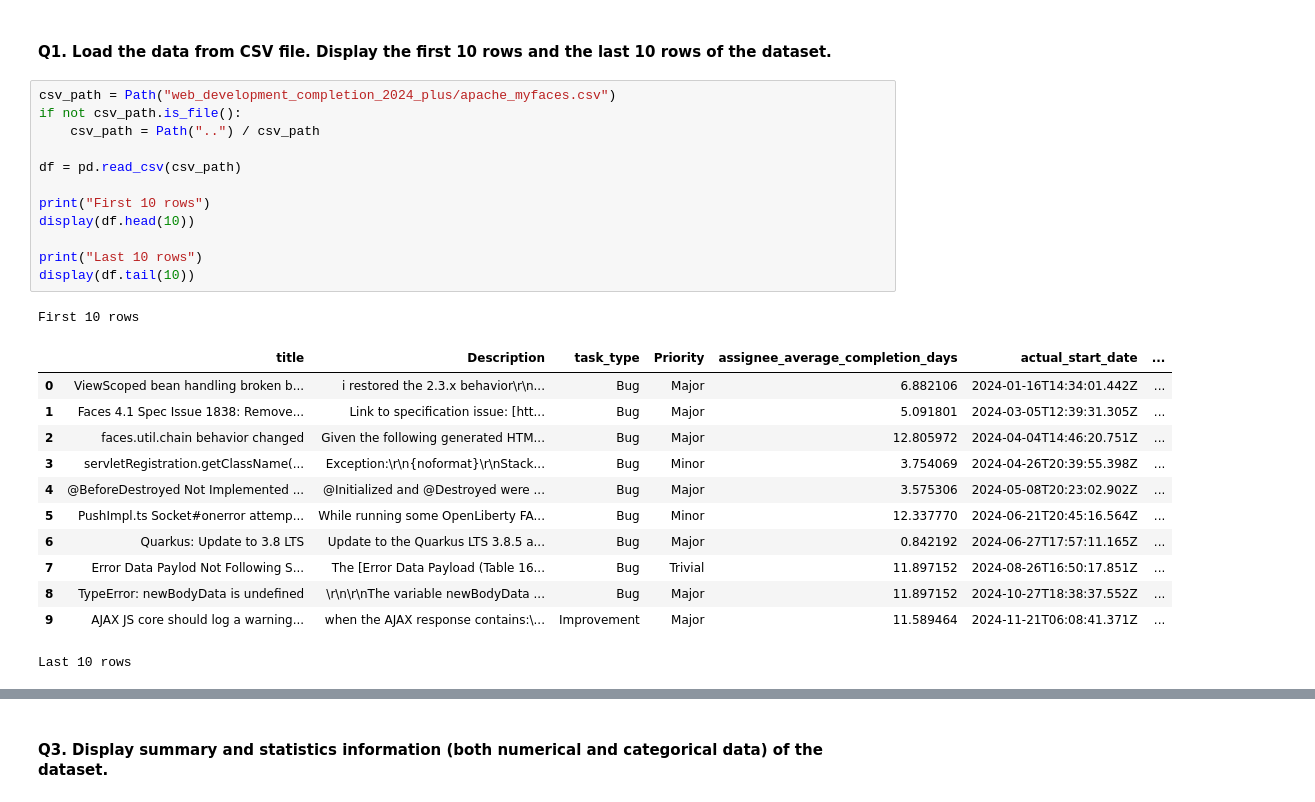
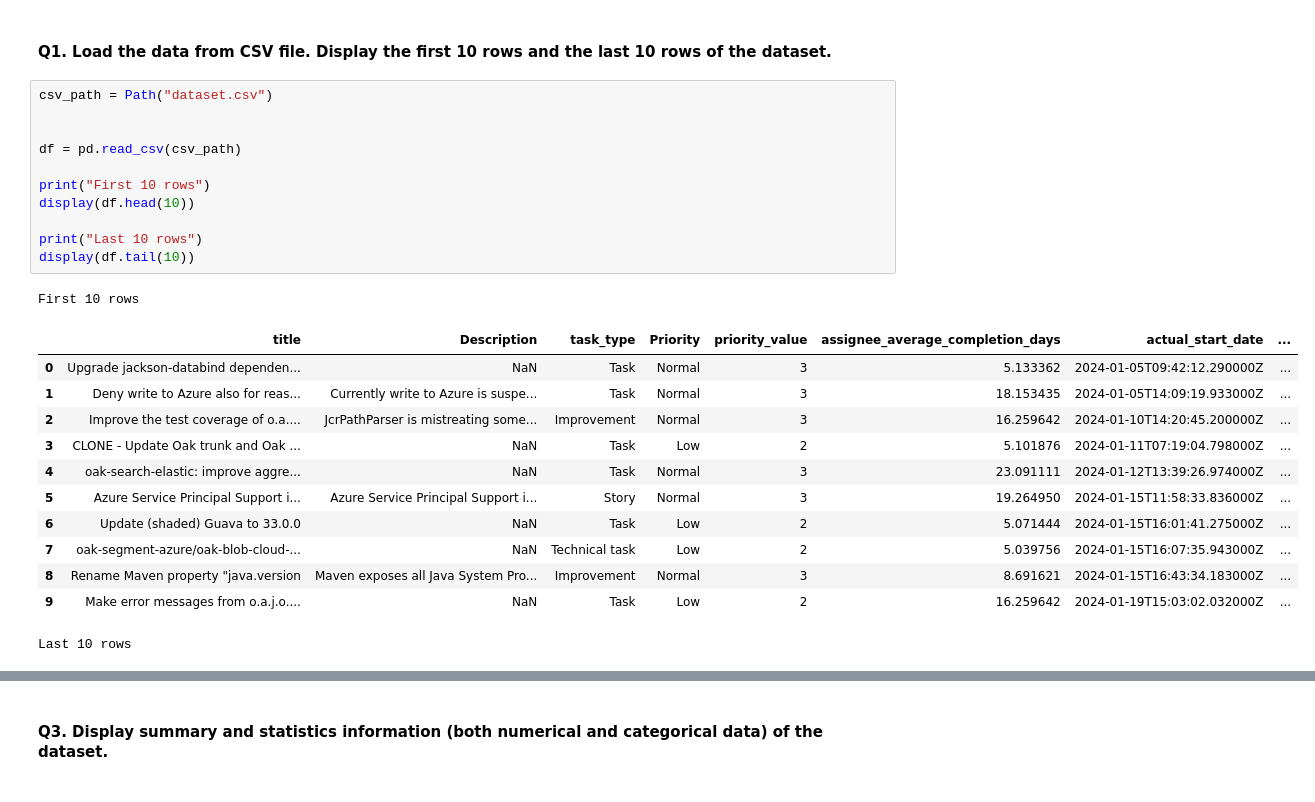
Before and after one commit to ChanpanhaCheng/Intelligent-Task-Duration-Estimation, a Jupyter notebook: machine-learning/data-preprocessing.ipynb, the cells around one changed output, grey strips where cells are left out. Drawn from its saved outputs; the diff is of its cells as text.

```diff
--- a/machine-learning/data-preprocessing.ipynb
+++ b/machine-learning/data-preprocessing.ipynb
@@ -13,28 +13,27 @@ libraries are in
 # %% [markdown]
 #### Q1. Load the data from CSV file. Display the first 10 rows and the last 10 rows of the dataset.
 # %%
-csv_path = Path("web_development_completion_2024_plus/apache_myfaces.csv")
-if not csv_path.is_file():
-    csv_path = Path("..") / csv_path
+csv_path = Path("dataset.csv")
+
 
 df = pd.read_csv(csv_path)
 
 print("First 10 rows")
 display(df.head(10))
 
 print("Last 10 rows")
 display(df.tail(10))
 # %% [output]
 First 10 rows
-|  | title | Description | task_type | Priority | assignee_average_completion_days | actual_start_date | ... |
-| 0 | ViewScoped bean handling broken b... | i restored the 2.3.x behavior\r\n... | Bug | Major | 6.882106 | 2024-01-16T14:34:01.442Z | ... |
-| 1 | Faces 4.1 Spec Issue 1838: Remove... | Link to specification issue: [htt... | Bug | Major | 5.091801 | 2024-03-05T12:39:31.305Z | ... |
-| 2 | faces.util.chain behavior changed | Given the following generated HTM... | Bug | Major | 12.805972 | 2024-04-04T14:46:20.751Z | ... |
-| 3 | servletRegistration.getClassName(... | Exception:\r\n{noformat}\r\nStack... | Bug | Minor | 3.754069 | 2024-04-26T20:39:55.398Z | ... |
-| 4 | @BeforeDestroyed Not Implemented ... | @Initialized and @Destroyed were ... | Bug | Major | 3.575306 | 2024-05-08T20:23:02.902Z | ... |
-| 5 | PushImpl.ts Socket#onerror attemp... | While running some OpenLiberty FA... | Bug | Minor | 12.337770 | 2024-06-21T20:45:16.564Z | ... |
-| 6 | Quarkus: Update to 3.8 LTS | Update to the Quarkus LTS 3.8.5 a... | Bug | Major | 0.842192 | 2024-06-27T17:57:11.165Z | ... |
-| 7 | Error Data Paylod Not Following S... | The [Error Data Payload (Table 16... | Bug | Trivial | 11.897152 | 2024-08-26T16:50:17.851Z | ... |
-| 8 | TypeError: newBodyData is undefined | \r\n\r\nThe variable newBodyData ... | Bug | Major | 11.897152 | 2024-10-27T18:38:37.552Z | ... |
-| 9 | AJAX JS core should log a warning... | when the AJAX response contains:\... | Improvement | Major | 11.589464 | 2024-11-21T06:08:41.371Z | ... |
+|  | title | Description | task_type | Priority | priority_value | assignee_average_completion_days | actual_start_date | ... |
+| 0 | Upgrade jackson-databind dependen... | NaN | Task | Normal | 3 | 5.133362 | 2024-01-05T09:42:12.290000Z | ... |
+| 1 | Deny write to Azure also for reas... | Currently write to Azure is suspe... | Task | Normal | 3 | 18.153435 | 2024-01-05T14:09:19.933000Z | ... |
+| 2 | Improve the test coverage of o.a.... | JcrPathParser is mistreating some... | Improvement | Normal | 3 | 16.259642 | 2024-01-10T14:20:45.200000Z | ... |
+| 3 | CLONE - Update Oak trunk and Oak ... | NaN | Task | Low | 2 | 5.101876 | 2024-01-11T07:19:04.798000Z | ... |
+| 4 | oak-search-elastic: improve aggre... | NaN | Task | Normal | 3 | 23.091111 | 2024-01-12T13:39:26.974000Z | ... |
+| 5 | Azure Service Principal Support i... | Azure Service Principal Support i... | Story | Normal | 3 | 19.264950 | 2024-01-15T11:58:33.836000Z | ... |
+| 6 | Update (shaded) Guava to 33.0.0 | NaN | Task | Low | 2 | 5.071444 | 2024-01-15T16:01:41.275000Z | ... |
+| 7 | oak-segment-azure/oak-blob-cloud-... | NaN | Technical task | Low | 2 | 5.039756 | 2024-01-15T16:07:35.943000Z | ... |
+| 8 | Rename Maven property "java.version | Maven exposes all Java System Pro... | Improvement | Normal | 3 | 8.691621 | 2024-01-15T16:43:34.183000Z | ... |
+| 9 | Make error messages from o.a.j.o.... | NaN | Task | Low | 2 | 16.259642 | 2024-01-19T15:03:02.032000Z | ... |
 Last 10 rows
```
Also changed, not shown: parts of 4 cells of this notebook, 18 other files.
